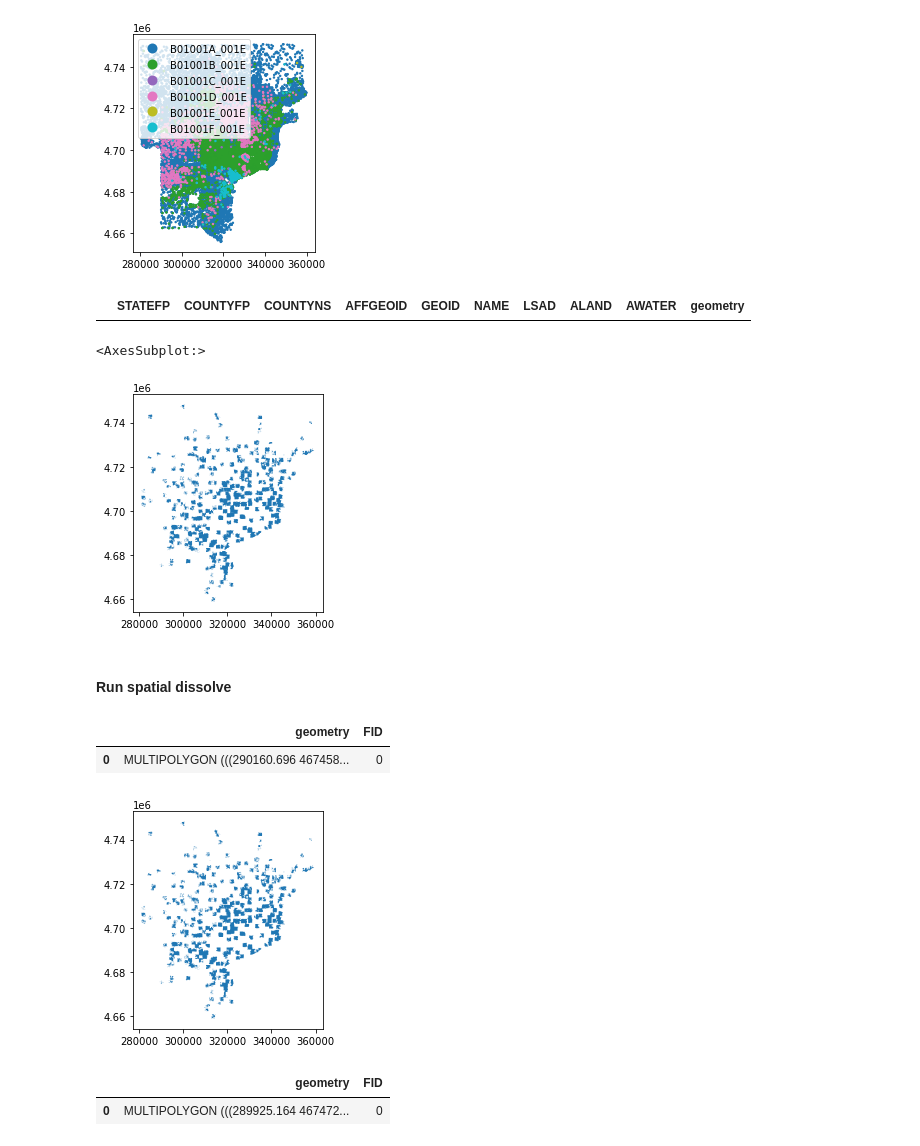
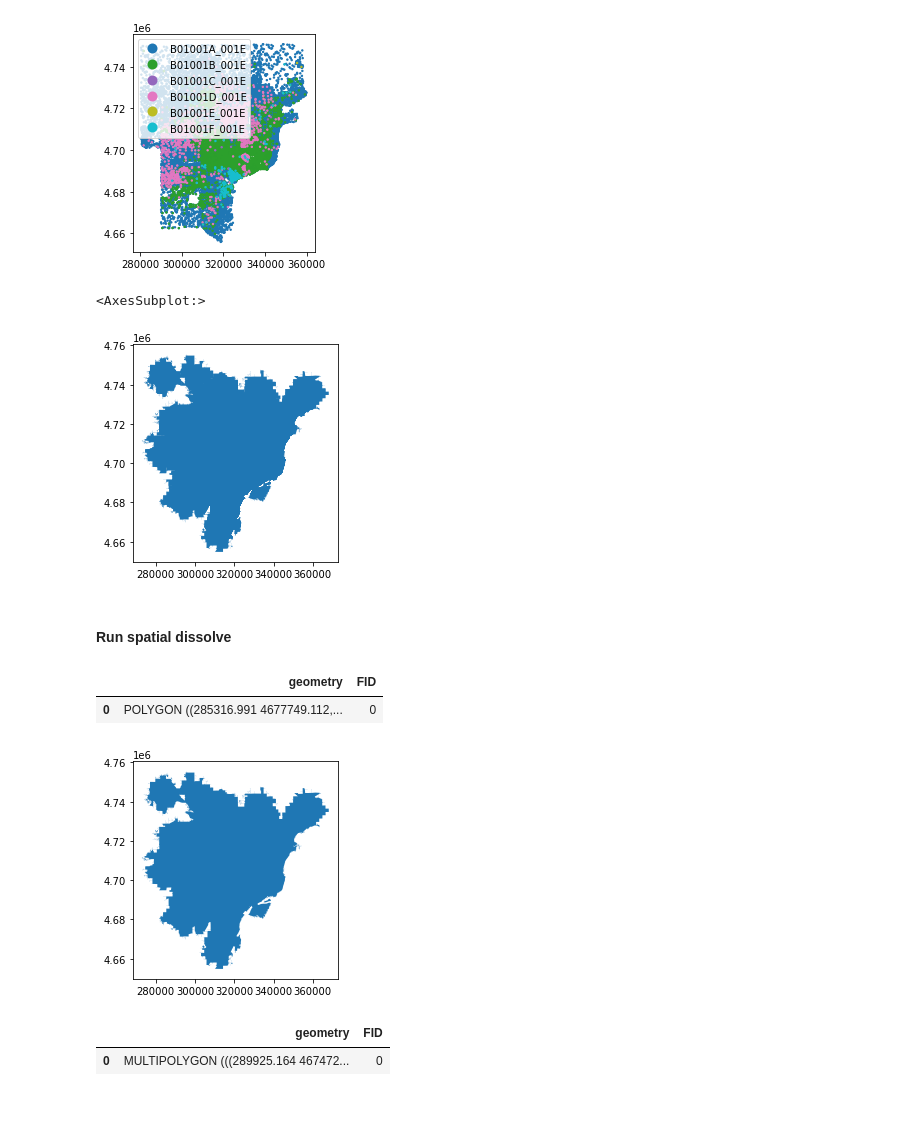
Before and after one commit to LucyMakesMaps/COVID_VaccineClinics, a Jupyter notebook: Notebooks/UnderstandingAccess.ipynb, the cells around one changed output. Cells and saved outputs as stored; diff of their text form; code cells hidden in the pictures; blank space fills up the shorter version.

```diff
--- a/Notebooks/UnderstandingAccess.ipynb
+++ b/Notebooks/UnderstandingAccess.ipynb
@@ -14,9 +15,9 @@ counties = gpd.read_file(counties)
 walk_20_path = "..\\Data\\VaccineAccessShapefiles\\20_min_walk_polys.zip"
 walk20 = gpd.read_file(walk_20_path)
 # %%
-#import 10 minute drive shapefiles
-drive_10_path = "..\\Data\\VaccineAccessShapefiles\\10_min_drive_polys.zip"
-drive10 = gpd.read_file(drive_10_path)
+#import 15 minute drive shapefiles
+drive_15_path = "C:\\Users\\lucin\\OneDrive\\Documents\\Shapefile490.zip"
+drive15 = gpd.read_file(drive_15_path)
 # %%
 #import dot density map
 dotdata = "..\\Data\\dot_map.zip"
@@ -32,26 +33,22 @@ racial_data.plot(markersize=2, column='field', categorical=True, legend=True)
 # %% [output]
 <AxesSubplot:>
 [figure]
-# %%
-counties[counties['GEOID'] == 26163]
-# %% [output]
-|  | STATEFP | COUNTYFP | COUNTYNS | AFFGEOID | GEOID | NAME | LSAD | ALAND | AWATER | geometry |
 # %%
-drive10.plot()
+drive15.plot()
 # %% [output]
 <AxesSubplot:>
-[figure, old version]
+[figure, new version]
 # %% [markdown]
 #### Run spatial dissolve
 # %%
-drive10_dis =drive10.dissolve()
+drive15_dis =drive15.dissolve()
 
-drive10_dis.plot()
-drive10_dis
+drive15_dis.plot()
+drive15_dis
 # %% [output]
 |  | geometry | FID |
-| 0 | MULTIPOLYGON (((290160.696 467458... | 0 |
+| 0 | POLYGON ((285316.991 4677749.112,... | 0 |
-[figure, old version]
+[figure, new version]
 # %%
 walk20_dis = walk20.dissolve()
 
```
Also changed, not shown: parts of 20 cells of this notebook.
